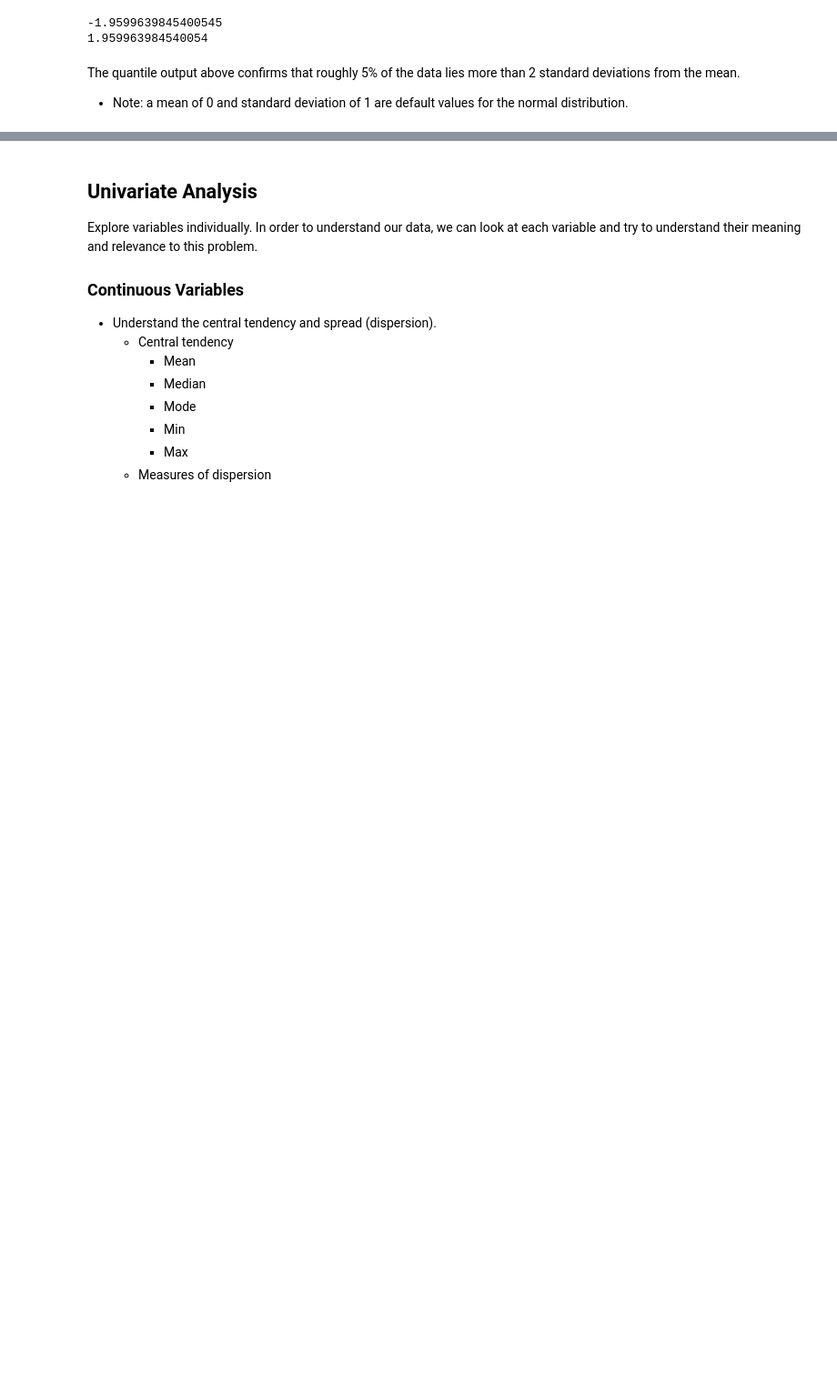
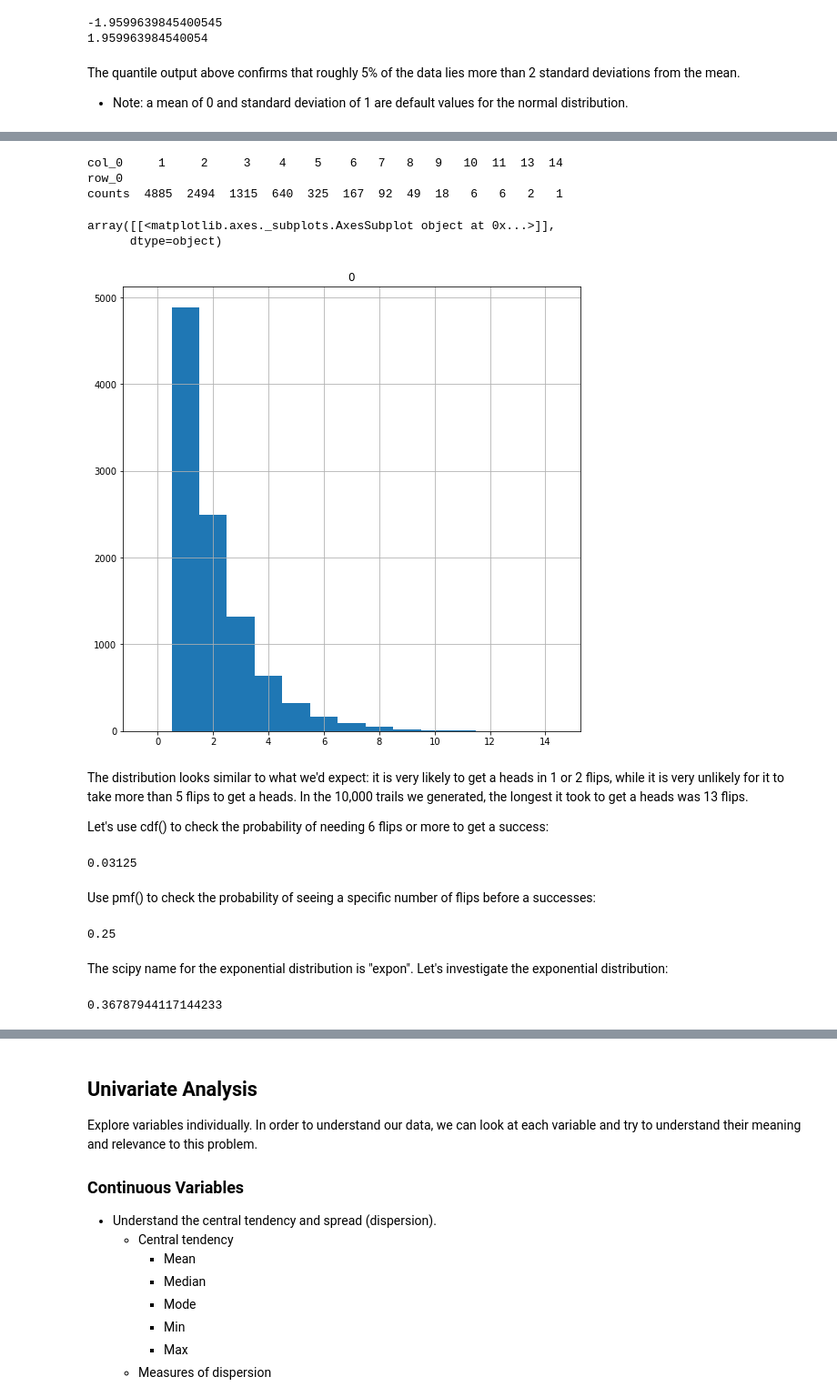
Before and after one commit to ksatola/Data-Science-Notes, a Jupyter notebook: EDA_Template.ipynb, the cells around one changed output, grey strips where cells are left out. Shown at 91% size. Saved outputs shown, nothing was run; the diff lists cells and outputs as text; code cells hidden in the pictures; blank space fills up the shorter version.

```diff
--- a/EDA_Template.ipynb
+++ b/EDA_Template.ipynb
@@ -897,0 +972,48 @@ The quantile output above confirms that roughly 5% of the data lies more than 2
+# %%
+random.seed(12)
+
+flips_till_heads = stats.geom.rvs(size=10000,  # Generate geometric data
+                                  p=0.5)       # With success prob 0.5
+
+# Print table of counts
+print( pd.crosstab(index="counts", columns= flips_till_heads))
+
+# Plot histogram
+pd.DataFrame(flips_till_heads).hist(range=(-0.5,max(flips_till_heads)+0.5)
+                                    , bins=max(flips_till_heads)+1)
+# %% [output]
+col_0     1     2     3    4    5    6   7   8   9   10  11  13  14
+row_0
+counts  4885  2494  1315  640  325  167  92  49  18   6   6   2   1
+array([[<matplotlib.axes._subplots.AxesSubplot object at 0x...>]],
+      dtype=object)
+[figure, added]
+# %% [markdown]
+The distribution looks similar to what we'd expect: it is very likely to get a heads in 1 or 2 flips, while it is very unlikely for it to take more than 5 flips to get a heads. In the 10,000 trails we generated, the longest it took to get a heads was 13 flips.
+
+Let's use cdf() to check the probability of needing 6 flips or more to get a success:
+# %%
+first_five = stats.geom.cdf(k=5,   # Prob of success in first 5 flips
+                           p=0.5)
+
+1 - first_five
+# %% [output]
+0.03125
+# %% [markdown]
+Use pmf() to check the probability of seeing a specific number of flips before a successes:
+# %%
+stats.geom.pmf(k=2,   # Prob of needing exactly 2 flips to get first success
+              p=0.5)
+# %% [output]
+0.25
+# %% [markdown]
+The scipy name for the exponential distribution is "expon". Let's investigate the exponential distribution:
+# %%
+# Get the probability of waiting more than 1 time unit before a success
+
+prob_1 = stats.expon.cdf(x=1,
+                         scale=1)  # Arrival rate
+
+1 - prob_1
+# %% [output]
+0.36787944117144233
```
Also changed, not shown: parts of 21 cells of this notebook.
